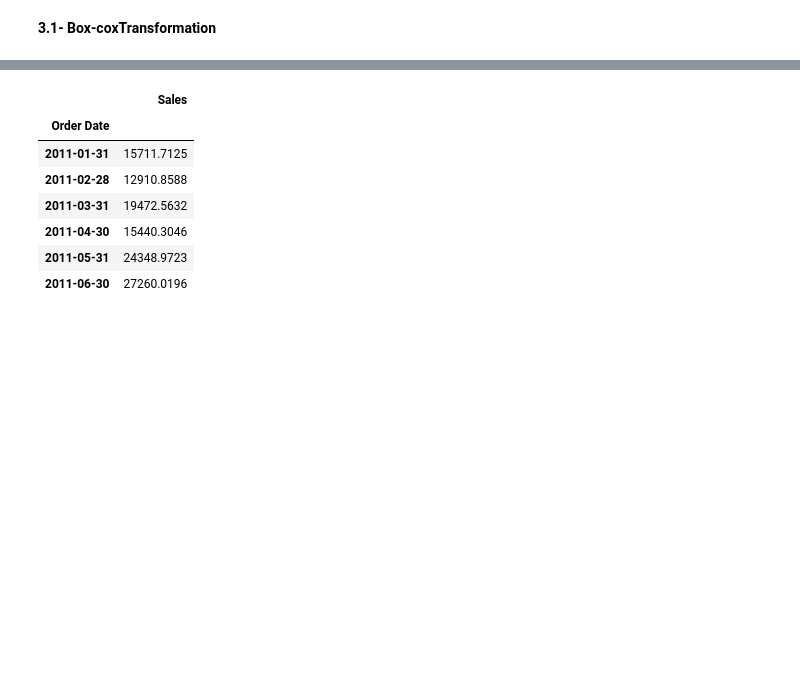
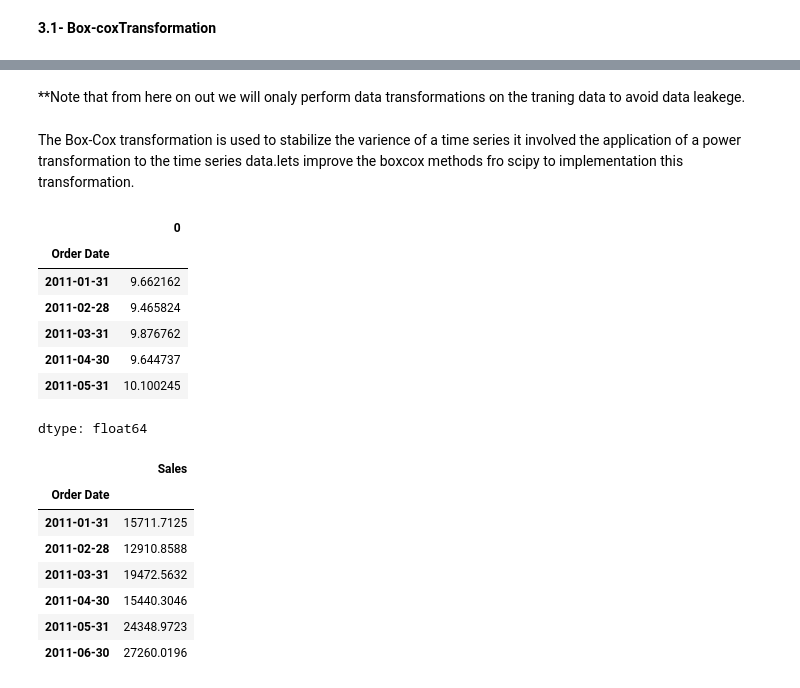
Before and after one commit to sk-shahsi/ML_Model, a Jupyter notebook: Time_series.ipynb, the cells around one changed output, grey strips where cells are left out. Saved outputs shown, nothing was run; the diff lists cells and outputs as text; code cells hidden in the pictures; blank space fills up the shorter version.

```diff
--- a/Time_series.ipynb
+++ b/Time_series.ipynb
@@ -286,3 +299,20 @@ Now we will transform the time series data so we ends up having a more statonary
+# %% [markdown]
+**Note that from here on out we will onaly perform data transformations on the traning data to avoid data leakege.
+# %%
+df_boxcox = pd.Series(boxcox(df_train['Sales'],lmbda = 0),index = df_train.index)
+# %% [markdown]
+The Box-Cox transformation is used to stabilize the varience of a time series it involved the application of a power transformation to the time series data.lets improve the boxcox methods fro scipy to implementation this transformation.
+# %%
+df_boxcox.head()
+# %% [output]
+|  | 0 |
+| Order Date |  |
+| 2011-01-31 | 9.662162 |
+| 2011-02-28 | 9.465824 |
+| 2011-03-31 | 9.876762 |
+| 2011-04-30 | 9.644737 |
+| 2011-05-31 | 10.100245 |
+dtype: float64
 # %%
 df_train['Sales'].head(6)
 # %% [output]
```
Also changed, not shown: parts of 2 cells of this notebook.
